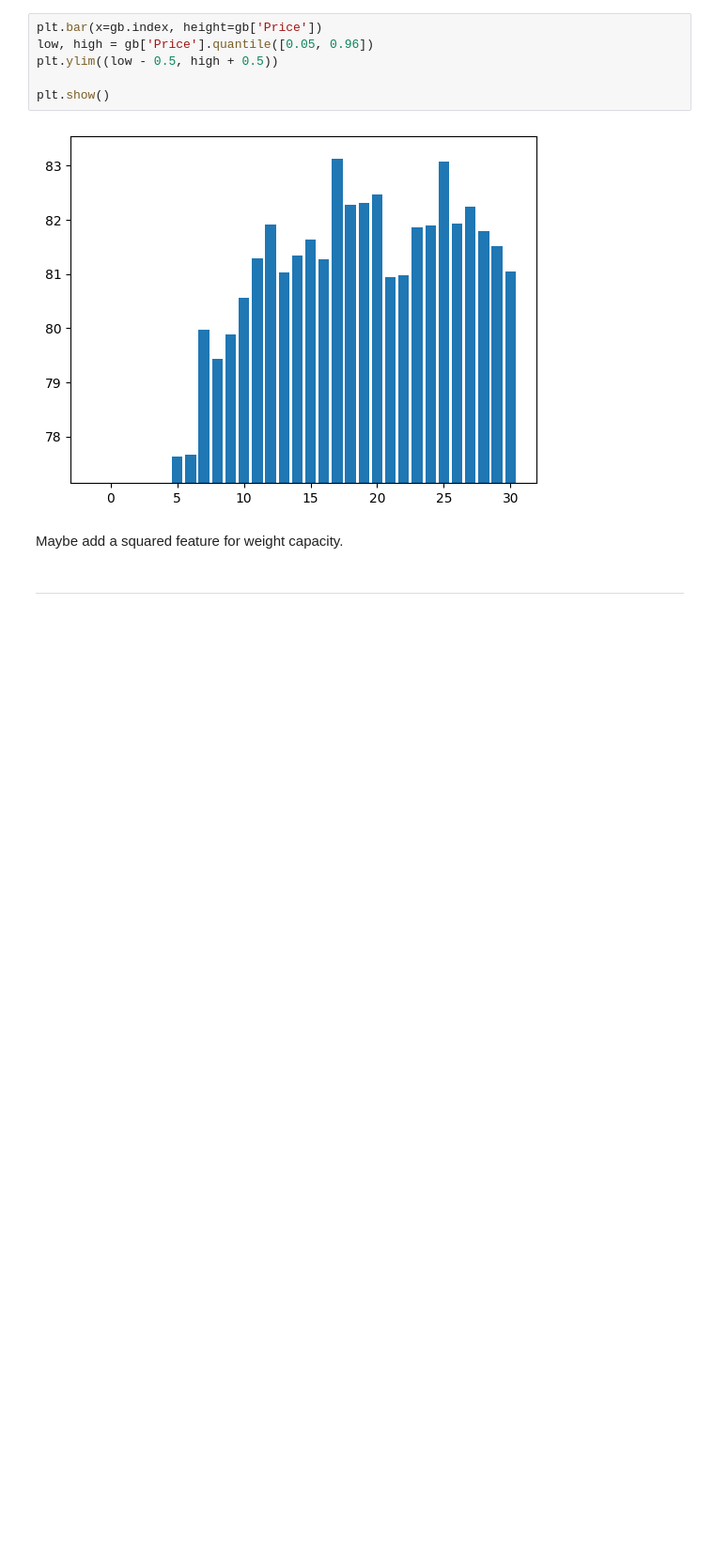
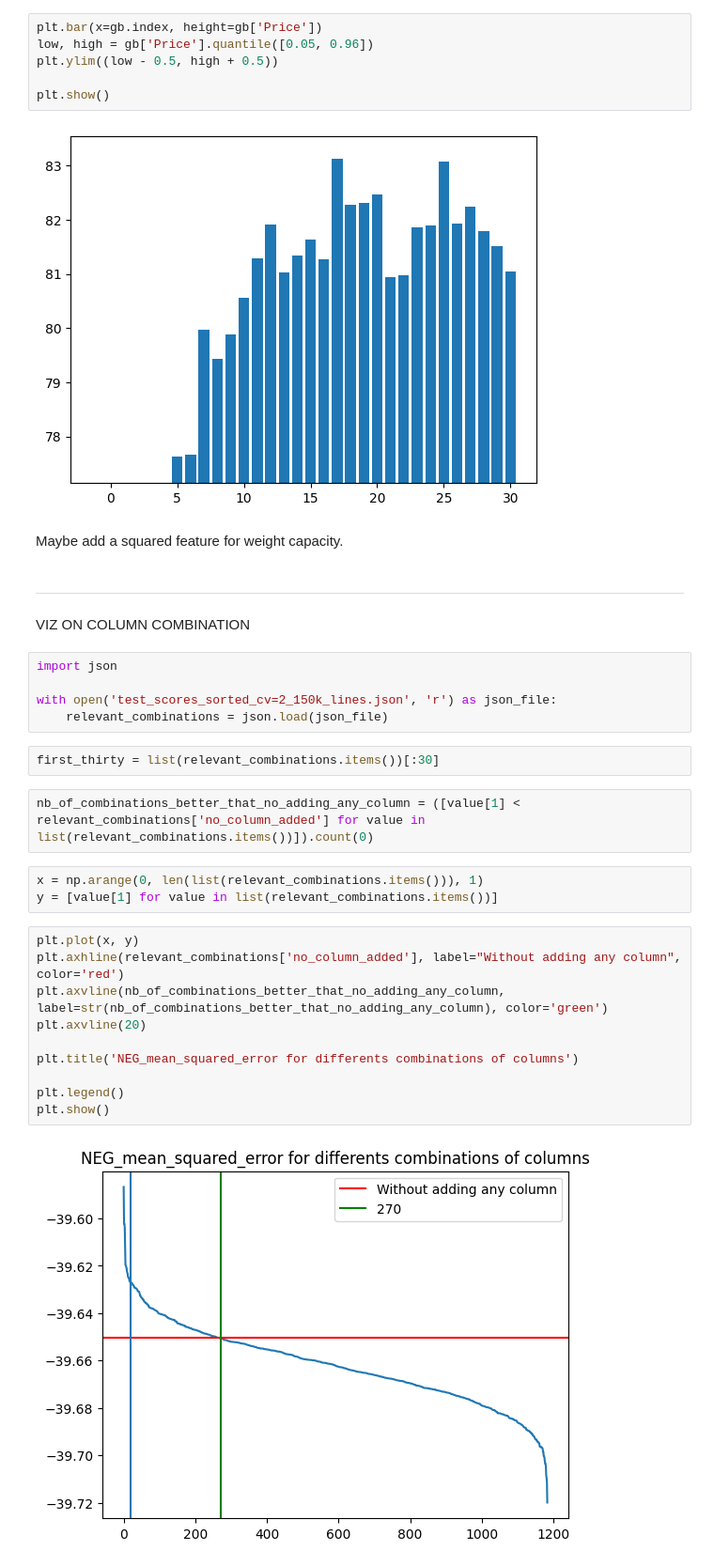
Before and after one commit to bparent11/kaggle-S5E2, a Jupyter notebook: work.ipynb, the cells around one changed output. Shown: that part at 94% size. Drawn from its saved outputs; the diff is of its cells as text; blank space fills up the shorter version.

Commit message:
visualizing quality of column combination by pairs (gradient and plotting)

```diff
--- a/work.ipynb
+++ b/work.ipynb
@@ -240,3 +240,29 @@ plt.show()
 Maybe add a squared feature for weight capacity.
 # %% [markdown]
 ---
+# %% [markdown]
+VIZ ON COLUMN COMBINATION
+# %%
+import json
+
+with open('test_scores_sorted_cv=2_150k_lines.json', 'r') as json_file:
+    relevant_combinations = json.load(json_file)
+# %%
+first_thirty = list(relevant_combinations.items())[:30]
+# %%
+nb_of_combinations_better_that_no_adding_any_column = ([value[1] < relevant_combinations['no_column_added'] for value in list(relevant_combinations.items())]).count(0)
+# %%
+x = np.arange(0, len(list(relevant_combinations.items())), 1)
+y = [value[1] for value in list(relevant_combinations.items())]
+# %%
+plt.plot(x, y)
+plt.axhline(relevant_combinations['no_column_added'], label="Without adding any column", color='red')
+plt.axvline(nb_of_combinations_better_that_no_adding_any_column, label=str(nb_of_combinations_better_that_no_adding_any_column), color='green')
+plt.axvline(20)
+
+plt.title('NEG_mean_squared_error for differents combinations of columns')
+
+plt.legend()
+plt.show()
+# %% [output]
+[figure, added]
```
Also changed, not shown: parts of 1 cell of this notebook.
